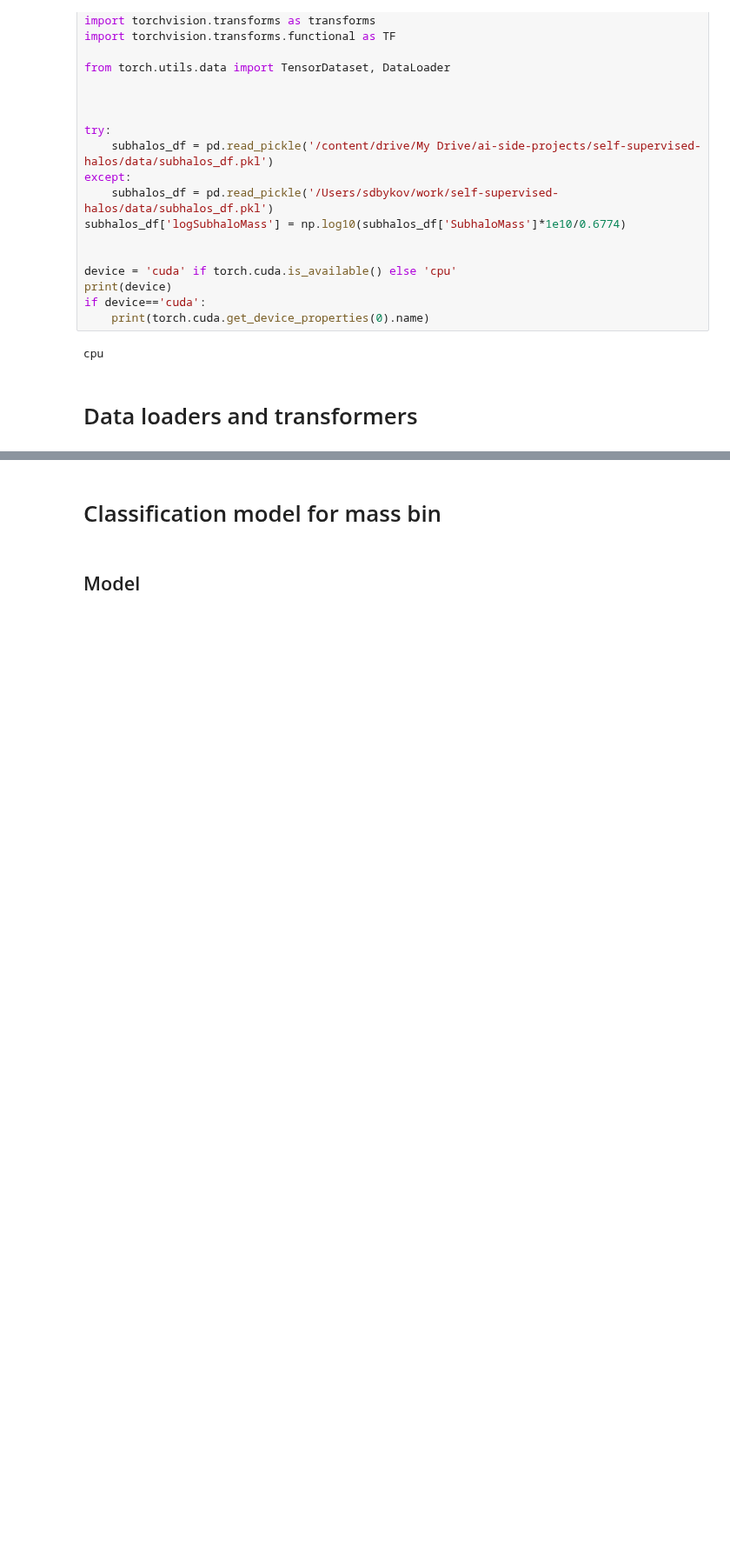
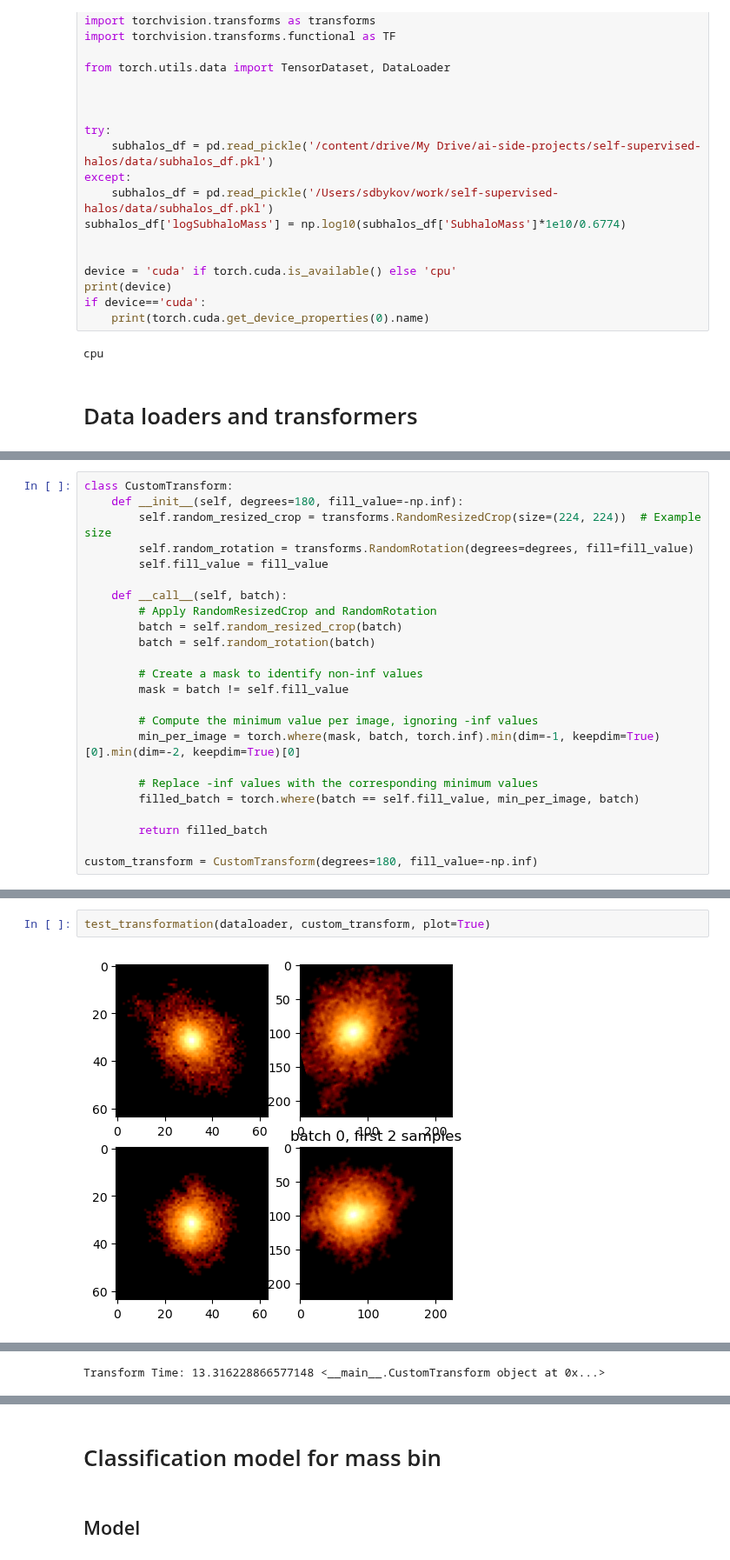
Before and after one commit to SergeiDBykov/self_supervised_halos, a Jupyter notebook: notebooks/1_tng_density_classification_colab.ipynb, the cells around one changed output, grey strips where cells are left out. Shown at 87% size. Cells and saved outputs as stored; diff of their text form; blank space fills up the shorter version.

```diff
--- a/notebooks/1_tng_density_classification_colab.ipynb
+++ b/notebooks/1_tng_density_classification_colab.ipynb
@@ -169,0 +231,24 @@ class HaloDataset(torch.utils.data.Dataset):
+# %%
+class CustomTransform:
+    def __init__(self, degrees=180, fill_value=-np.inf):
+        self.random_resized_crop = transforms.RandomResizedCrop(size=(224, 224))  # Example size
+        self.random_rotation = transforms.RandomRotation(degrees=degrees, fill=fill_value)
+        self.fill_value = fill_value
+
+    def __call__(self, batch):
+        # Apply RandomResizedCrop and RandomRotation
+        batch = self.random_resized_crop(batch)
+        batch = self.random_rotation(batch)
+
+        # Create a mask to identify non-inf values
+        mask = batch != self.fill_value
+
+        # Compute the minimum value per image, ignoring -inf values
+        min_per_image = torch.where(mask, batch, torch.inf).min(dim=-1, keepdim=True)[0].min(dim=-2, keepdim=True)[0]
+
+        # Replace -inf values with the corresponding minimum values
+        filled_batch = torch.where(batch == self.fill_value, min_per_image, batch)
+
+        return filled_batch
+
+custom_transform = CustomTransform(degrees=180, fill_value=-np.inf)
@@ -169,0 +260,4 @@ class HaloDataset(torch.utils.data.Dataset):
+# %%
+test_transformation(dataloader, custom_transform, plot=True)
+# %% [output]
+[figure, added]
@@ -169,0 +265 @@ class HaloDataset(torch.utils.data.Dataset):
+Transform Time: 13.316228866577148 <__main__.CustomTransform object at 0x...>
```
Also changed, not shown: parts of 15 cells of this notebook.
